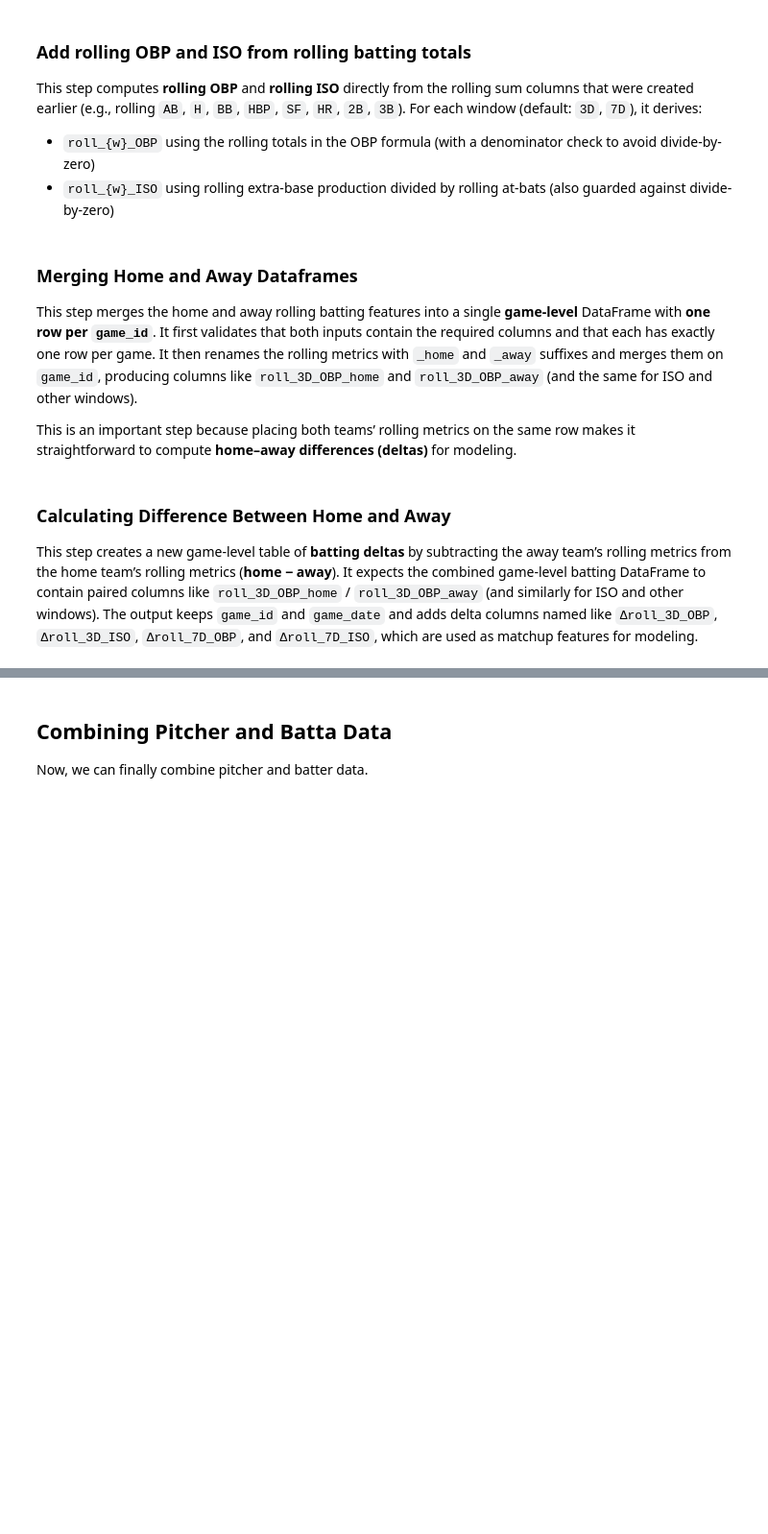
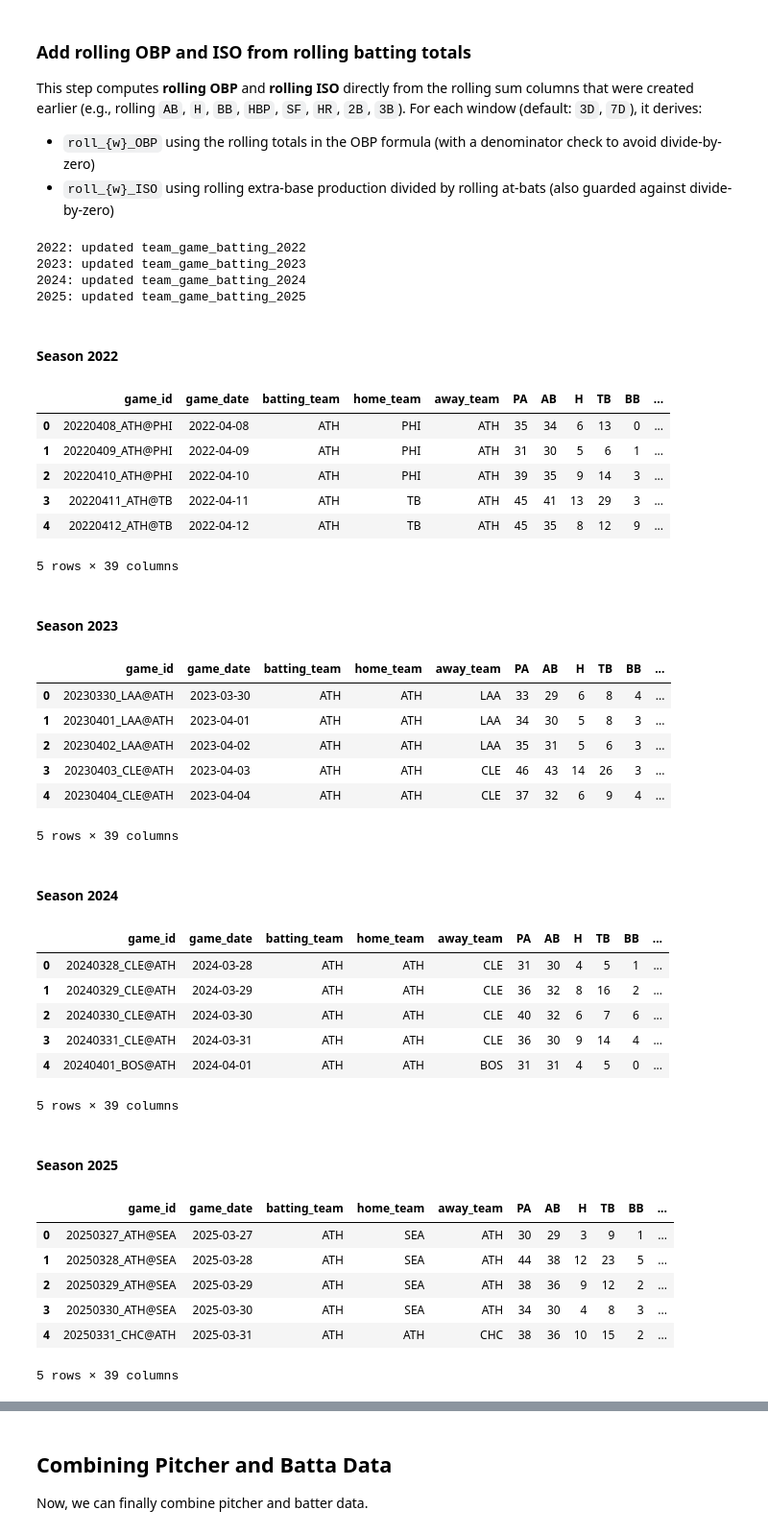
Before and after one commit to Sam-Gartenstein/mlb-win-prediction, a Jupyter notebook: Game Preprocessing.ipynb, the cells around one changed output, grey strips where cells are left out. Shown at 96% size. Saved outputs shown, nothing was run; the diff lists cells and outputs as text; code cells hidden in the pictures; blank space fills up the shorter version.

```diff
--- a/Game Preprocessing.ipynb
+++ b/Game Preprocessing.ipynb
@@ -1933,6 +1889,0 @@ display(HTML("<h4>Away Season 2025</h4>")); display(away_batting_2025.head(5))
-# %% [markdown]
-### Merging Home and Away Dataframes
-
-This step merges the home and away rolling batting features into a single **game-level** DataFrame with **one row per `game_id`**. It first validates that both inputs contain the required columns and that each has exactly one row per game. It then renames the rolling metrics with `_home` and `_away` suffixes and merges them on `game_id`, producing columns like `roll_3D_OBP_home` and `roll_3D_OBP_away` (and the same for ISO and other windows).
-
-This is an important step because placing both teams’ rolling metrics on the same row makes it straightforward to compute **home–away differences (deltas)** for modeling.
@@ -1955,4 +1889,0 @@ display(HTML("<h4>Season 2025</h4>")); display(game_batting_rolls_2025.head(5))
-# %% [markdown]
-### Calculating Difference Between Home and Away
-
-This step creates a new game-level table of **batting deltas** by subtracting the away team’s rolling metrics from the home team’s rolling metrics (**home − away**). It expects the combined game-level batting DataFrame to contain paired columns like `roll_3D_OBP_home` / `roll_3D_OBP_away` (and similarly for ISO and other windows). The output keeps `game_id` and `game_date` and adds delta columns named like `Δroll_3D_OBP`, `Δroll_3D_ISO`, `Δroll_7D_OBP`, and `Δroll_7D_ISO`, which are used as matchup features for modeling.
@@ -1972,0 +1890,55 @@ display(HTML("<h4>Season 2025</h4>")); display(game_batting_deltas_2025.head(5))
+# %%
+for y in range(2022, 2026):
+    name = f"team_game_batting_{y}"
+    df = globals().get(name)
+
+    if df is None:
+        print(f"{y}: missing {name}")
+        continue
+
+    globals()[name] = add_rolling_obp_iso_batch({y: df})[y]
+
+    print(f"{y}: updated {name}")
+# %% [output]
+2022: updated team_game_batting_2022
+2023: updated team_game_batting_2023
+2024: updated team_game_batting_2024
+2025: updated team_game_batting_2025
+# %%
+display(HTML("<h4>Season 2022</h4>")); display(team_game_batting_2022.head(5))
+display(HTML("<h4>Season 2023</h4>")); display(team_game_batting_2023.head(5))
+display(HTML("<h4>Season 2024</h4>")); display(team_game_batting_2024.head(5))
+display(HTML("<h4>Season 2025</h4>")); display(team_game_batting_2025.head(5))
+# %% [output]
+Season 2022
+|  | game_id | game_date | batting_team | home_team | away_team | PA | AB | H | TB | BB | ... |
+| 0 | 20220408_ATH@PHI | 2022-04-08 | ATH | PHI | ATH | 35 | 34 | 6 | 13 | 0 | ... |
+| 1 | 20220409_ATH@PHI | 2022-04-09 | ATH | PHI | ATH | 31 | 30 | 5 | 6 | 1 | ... |
+| 2 | 20220410_ATH@PHI | 2022-04-10 | ATH | PHI | ATH | 39 | 35 | 9 | 14 | 3 | ... |
+| 3 | 20220411_ATH@TB | 2022-04-11 | ATH | TB | ATH | 45 | 41 | 13 | 29 | 3 | ... |
+| 4 | 20220412_ATH@TB | 2022-04-12 | ATH | TB | ATH | 45 | 35 | 8 | 12 | 9 | ... |
+5 rows × 39 columns
+Season 2023
+|  | game_id | game_date | batting_team | home_team | away_team | PA | AB | H | TB | BB | ... |
+| 0 | 20230330_LAA@ATH | 2023-03-30 | ATH | ATH | LAA | 33 | 29 | 6 | 8 | 4 | ... |
+| 1 | 20230401_LAA@ATH | 2023-04-01 | ATH | ATH | LAA | 34 | 30 | 5 | 8 | 3 | ... |
+| 2 | 20230402_LAA@ATH | 2023-04-02 | ATH | ATH | LAA | 35 | 31 | 5 | 6 | 3 | ... |
+| 3 | 20230403_CLE@ATH | 2023-04-03 | ATH | ATH | CLE | 46 | 43 | 14 | 26 | 3 | ... |
+| 4 | 20230404_CLE@ATH | 2023-04-04 | ATH | ATH | CLE | 37 | 32 | 6 | 9 | 4 | ... |
+5 rows × 39 columns
+Season 2024
+|  | game_id | game_date | batting_team | home_team | away_team | PA | AB | H | TB | BB | ... |
+| 0 | 20240328_CLE@ATH | 2024-03-28 | ATH | ATH | CLE | 31 | 30 | 4 | 5 | 1 | ... |
+| 1 | 20240329_CLE@ATH | 2024-03-29 | ATH | ATH | CLE | 36 | 32 | 8 | 16 | 2 | ... |
+| 2 | 20240330_CLE@ATH | 2024-03-30 | ATH | ATH | CLE | 40 | 32 | 6 | 7 | 6 | ... |
+| 3 | 20240331_CLE@ATH | 2024-03-31 | ATH | ATH | CLE | 36 | 30 | 9 | 14 | 4 | ... |
+| 4 | 20240401_BOS@ATH | 2024-04-01 | ATH | ATH | BOS | 31 | 31 | 4 | 5 | 0 | ... |
+5 rows × 39 columns
+Season 2025
+|  | game_id | game_date | batting_team | home_team | away_team | PA | AB | H | TB | BB | ... |
+| 0 | 20250327_ATH@SEA | 2025-03-27 | ATH | SEA | ATH | 30 | 29 | 3 | 9 | 1 | ... |
+| 1 | 20250328_ATH@SEA | 2025-03-28 | ATH | SEA | ATH | 44 | 38 | 12 | 23 | 5 | ... |
+| 2 | 20250329_ATH@SEA | 2025-03-29 | ATH | SEA | ATH | 38 | 36 | 9 | 12 | 2 | ... |
+| 3 | 20250330_ATH@SEA | 2025-03-30 | ATH | SEA | ATH | 34 | 30 | 4 | 8 | 3 | ... |
+| 4 | 20250331_CHC@ATH | 2025-03-31 | ATH | ATH | CHC | 38 | 36 | 10 | 15 | 2 | ... |
+5 rows × 39 columns
```
Also changed, not shown: parts of 44 cells of this notebook.
